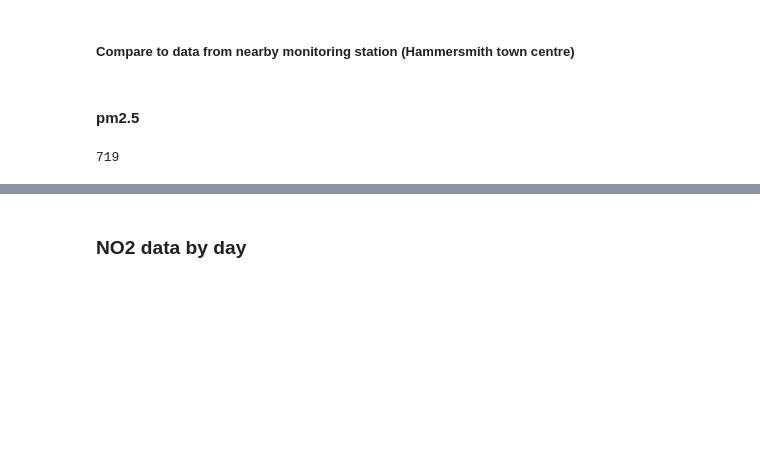
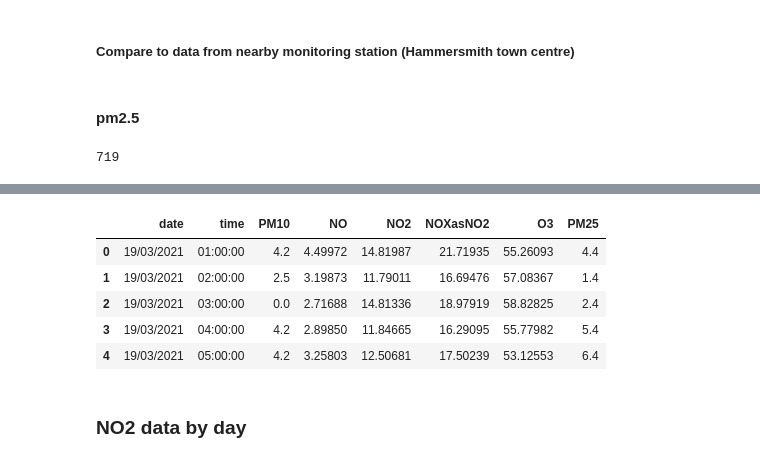
Before and after one commit to Frannerz/air_pollution_analysis, a Jupyter notebook: EDA_hammersmith.ipynb, the cells around one changed output, grey strips where cells are left out. Drawn from its saved outputs; the diff is of its cells as text; code cells hidden in the pictures; blank space fills up the shorter version.

```diff
--- a/EDA_hammersmith.ipynb
+++ b/EDA_hammersmith.ipynb
@@ -468,0 +503,10 @@ count_high_pm25
+# %%
+hammersmith_verified = hammersmith_verified.rename(columns = {'End Date':'date','End Time':'time'})
+hammersmith_verified.head()
+# %% [output]
+|  | date | time | PM10 | NO | NO2 | NOXasNO2 | O3 | PM25 |
+| 0 | 19/03/2021 | 01:00:00 | 4.2 | 4.49972 | 14.81987 | 21.71935 | 55.26093 | 4.4 |
+| 1 | 19/03/2021 | 02:00:00 | 2.5 | 3.19873 | 11.79011 | 16.69476 | 57.08367 | 1.4 |
+| 2 | 19/03/2021 | 03:00:00 | 0.0 | 2.71688 | 14.81336 | 18.97919 | 58.82825 | 2.4 |
+| 3 | 19/03/2021 | 04:00:00 | 4.2 | 2.89850 | 11.84665 | 16.29095 | 55.77982 | 5.4 |
+| 4 | 19/03/2021 | 05:00:00 | 4.2 | 3.25803 | 12.50681 | 17.50239 | 53.12553 | 6.4 |
```
Also changed, not shown: parts of 10 cells of this notebook.
